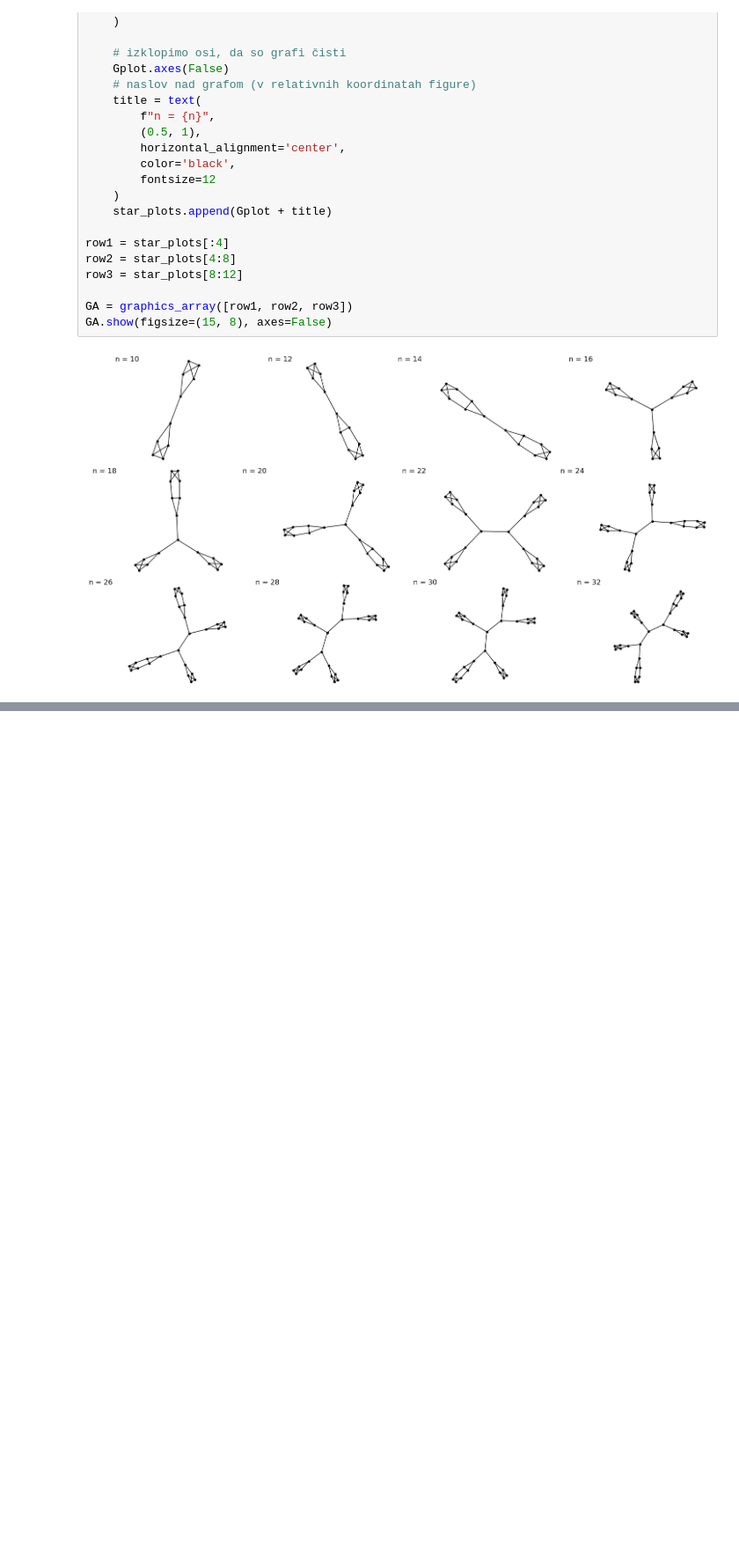
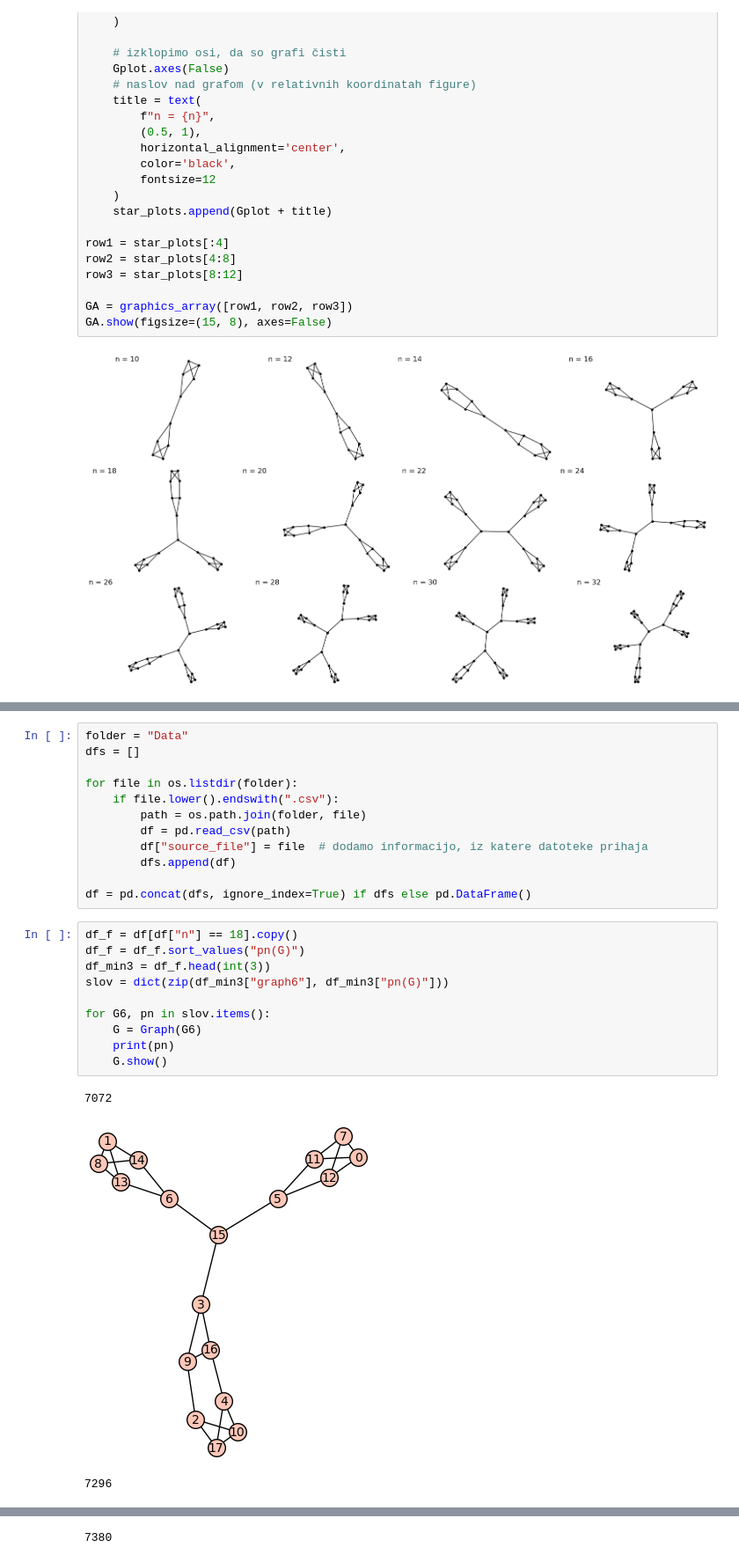
Before and after one commit to ZigaObradovic/FP_Group13, a Jupyter notebook: main.ipynb, the cells around one changed output, grey strips where cells are left out. Shown at 88% size. Cells and saved outputs as stored; diff of their text form; blank space fills up the shorter version.

```diff
--- a/main.ipynb
+++ b/main.ipynb
@@ -208,0 +199,26 @@ Best pn = 7072
+# %%
+folder = "Data"
+dfs = []
+
+for file in os.listdir(folder):
+    if file.lower().endswith(".csv"):
+        path = os.path.join(folder, file)
+        df = pd.read_csv(path)
+        df["source_file"] = file  # dodamo informacijo, iz katere datoteke prihaja
+        dfs.append(df)
+
+df = pd.concat(dfs, ignore_index=True) if dfs else pd.DataFrame()
+# %%
+df_f = df[df["n"] == 18].copy()
+df_f = df_f.sort_values("pn(G)")
+df_min3 = df_f.head(int(3))
+slov = dict(zip(df_min3["graph6"], df_min3["pn(G)"]))
+
+for G6, pn in slov.items():
+    G = Graph(G6)
+    print(pn)
+    G.show()
+# %% [output]
+7072
+[figure, added]
+7296
@@ -208,0 +226 @@ Best pn = 7072
+7380
```
Also changed, not shown: parts of 5 cells of this notebook, 5 other files.
